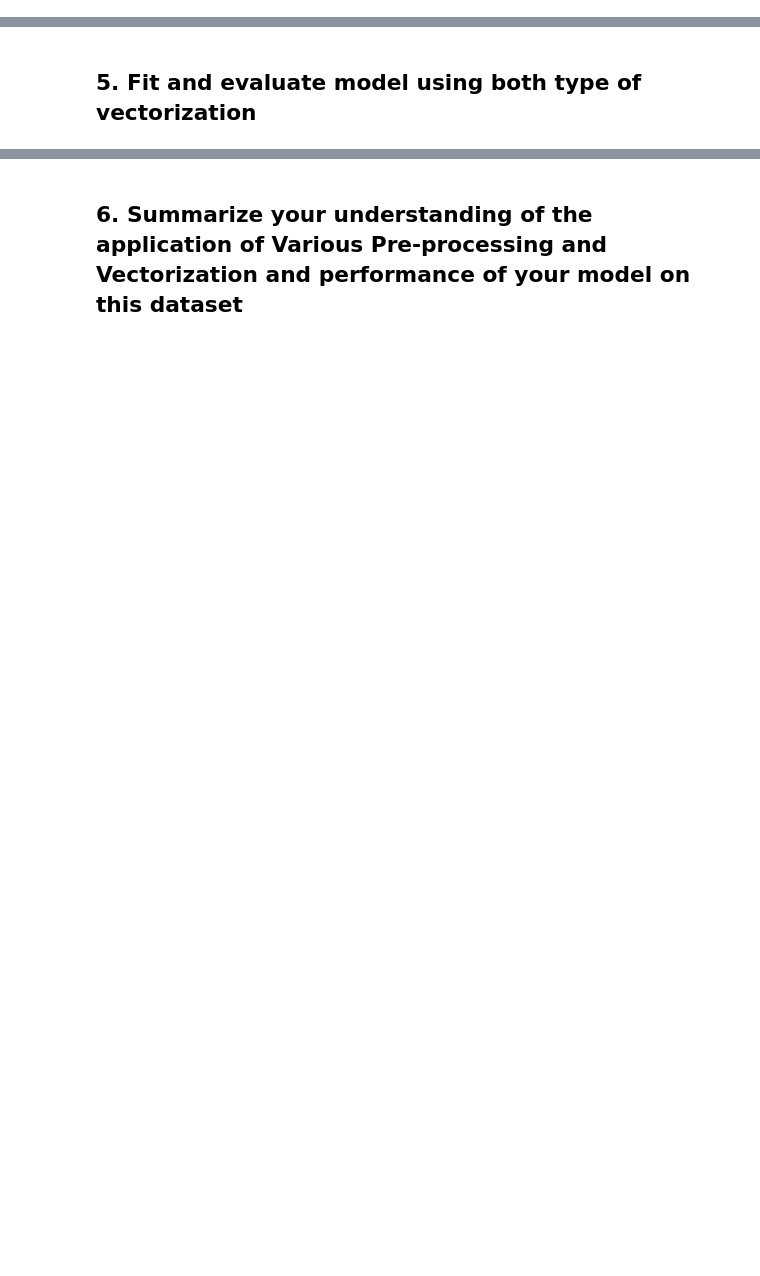
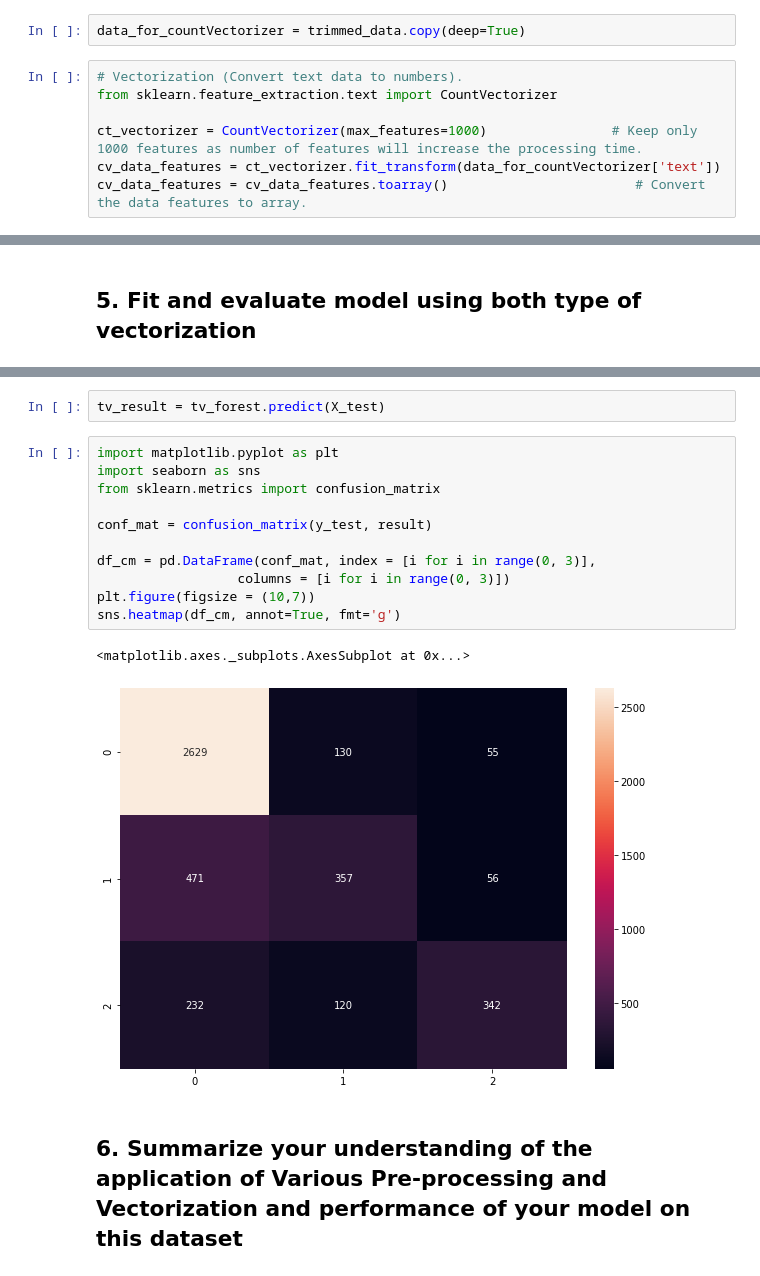
Before and after one commit to vasantbala/vb_ai_course, a Jupyter notebook: NLP/Project/NLP_Project_Rough.ipynb, the cells around one changed output, grey strips where cells are left out. Cells and saved outputs as stored; diff of their text form; blank space fills up the shorter version.

```diff
--- a/NLP/Project/NLP_Project_Rough.ipynb
+++ b/NLP/Project/NLP_Project_Rough.ipynb
@@ -243,2 +246,11 @@ trimmed_data.head()
 # %% [markdown]
 ### 4.a Use CountVectorizer
+# %%
+data_for_countVectorizer = trimmed_data.copy(deep=True)
+# %%
+# Vectorization (Convert text data to numbers).
+from sklearn.feature_extraction.text import CountVectorizer
+
+ct_vectorizer = CountVectorizer(max_features=1000)                # Keep only 1000 features as number of features will increase the processing time.
+cv_data_features = ct_vectorizer.fit_transform(data_for_countVectorizer['text'])
+cv_data_features = cv_data_features.toarray()                        # Convert the data features to array.
@@ -249,2 +363,18 @@ trimmed_data.head()
+# %%
+tv_result = tv_forest.predict(X_test)
+# %%
+import matplotlib.pyplot as plt
+import seaborn as sns
+from sklearn.metrics import confusion_matrix
+
+conf_mat = confusion_matrix(y_test, result)
+
+df_cm = pd.DataFrame(conf_mat, index = [i for i in range(0, 3)],
+                  columns = [i for i in range(0, 3)])
+plt.figure(figsize = (10,7))
+sns.heatmap(df_cm, annot=True, fmt='g')
+# %% [output]
+<matplotlib.axes._subplots.AxesSubplot at 0x...>
+[figure, added]
 # %% [markdown]
 ## 6. Summarize your understanding of the application of Various Pre-processing and Vectorization and performance of your model on this dataset
```
Also changed, not shown: parts of 15 cells of this notebook.
